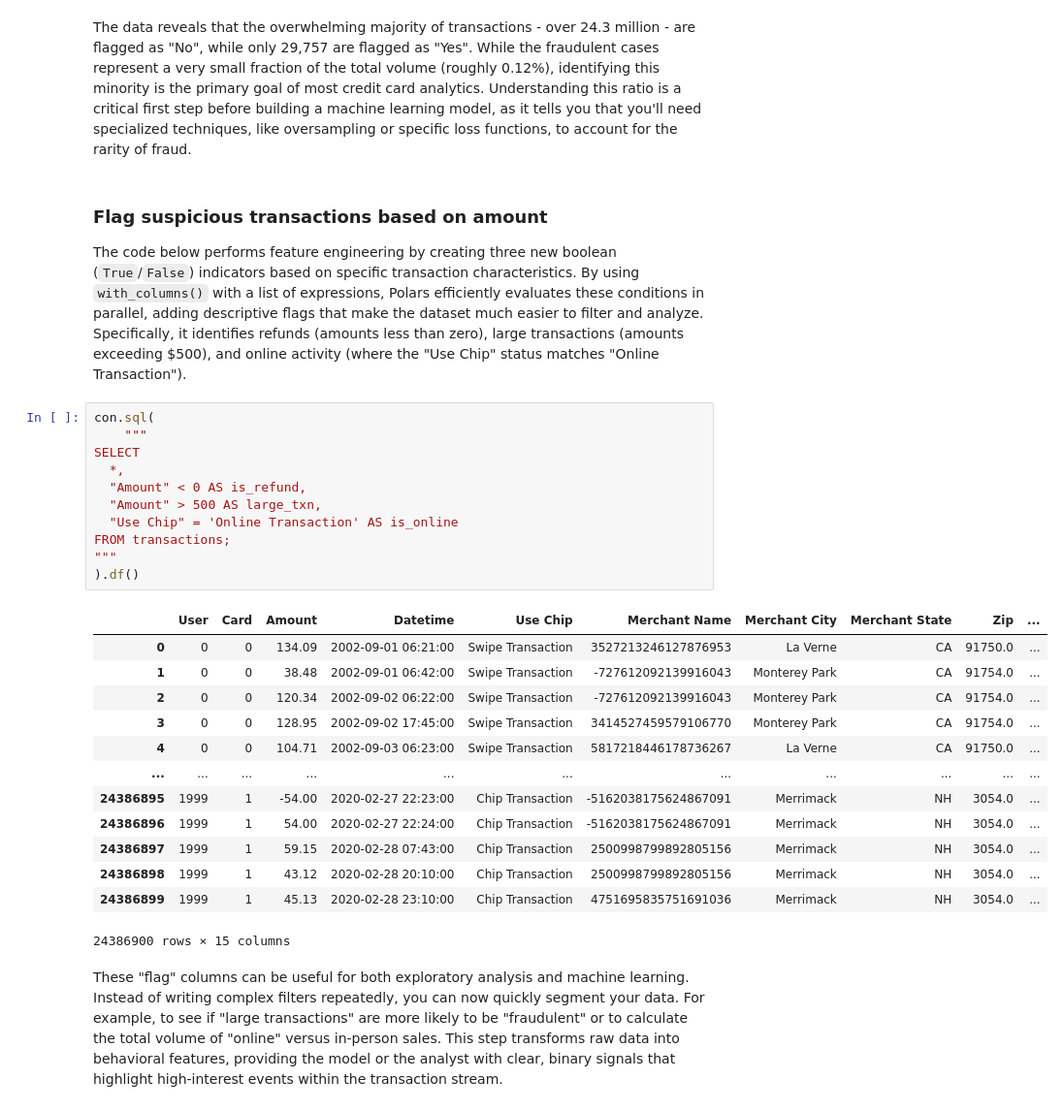
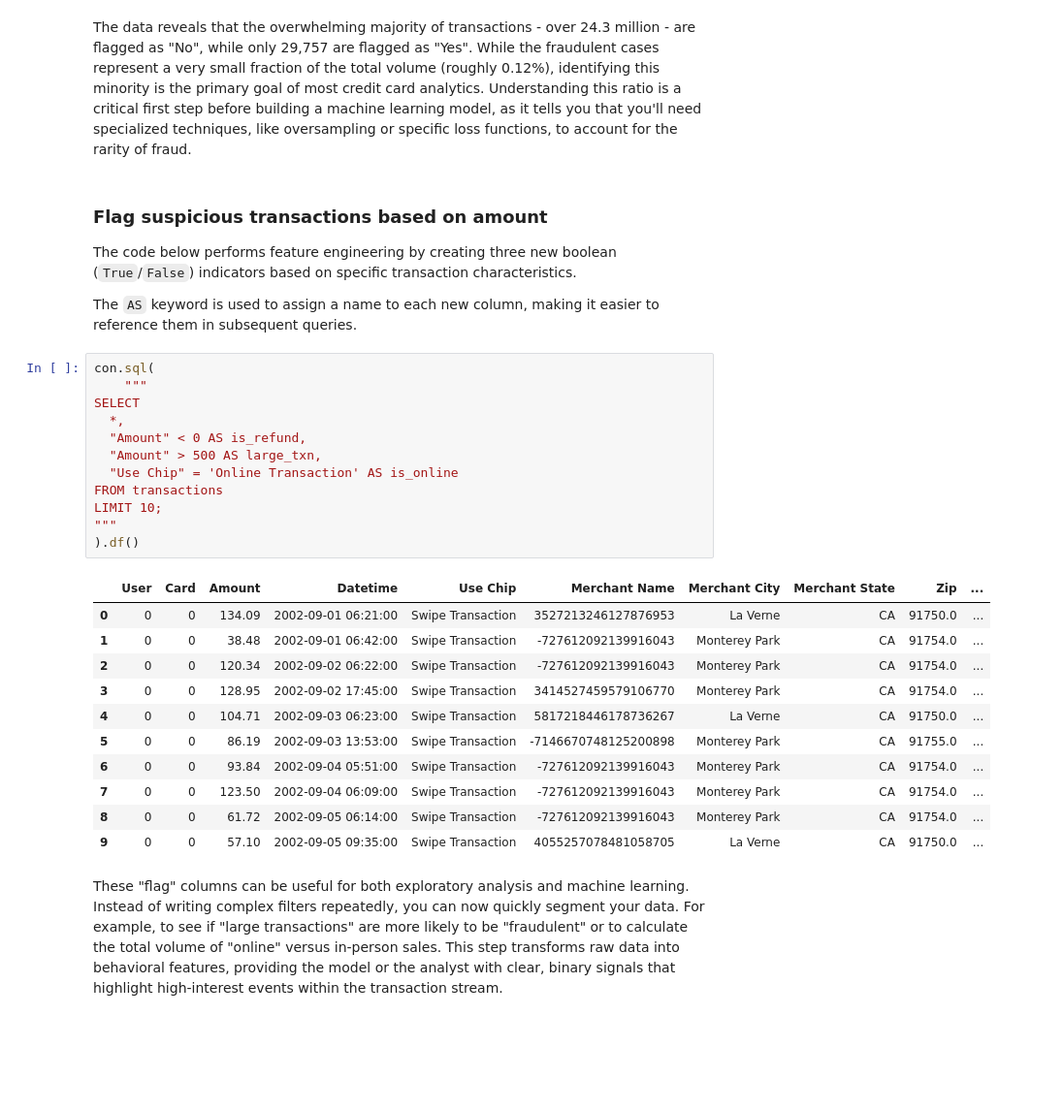
Before and after one commit to bdi593/textbook, a Jupyter notebook: content/credit-card-transactions/analyze-credit-card-transactions-with-duckdb.ipynb, the cells around one changed output. Shown at 97% size. Cells and saved outputs as stored; diff of their text form; blank space fills up the shorter version.

Commit message:
Update cc transactions DuckDB page

```diff
--- a/content/credit-card-transactions/analyze-credit-card-transactions-with-duckdb.ipynb
+++ b/content/credit-card-transactions/analyze-credit-card-transactions-with-duckdb.ipynb
@@ -211,32 +219,33 @@ The data reveals that the overwhelming majority of transactions - over 24.3 mill
 # %% [markdown]
 ### Flag suspicious transactions based on amount
 
-The code below performs feature engineering by creating three new boolean (`True`/`False`) indicators based on specific transaction characteristics. By using `with_columns()` with a list of expressions, Polars efficiently evaluates these conditions in parallel, adding descriptive flags that make the dataset much easier to filter and analyze. Specifically, it identifies refunds (amounts less than zero), large transactions (amounts exceeding $500), and online activity (where the "Use Chip" status matches "Online Transaction").
+The code below performs feature engineering by creating three new boolean (`True`/`False`) indicators based on specific transaction characteristics.
+
+The `AS` keyword is used to assign a name to each new column, making it easier to reference them in subsequent queries.
 # %%
 con.sql(
     """
 SELECT
   *,
   "Amount" < 0 AS is_refund,
   "Amount" > 500 AS large_txn,
   "Use Chip" = 'Online Transaction' AS is_online
-FROM transactions;
+FROM transactions
+LIMIT 10;
 """
 ).df()
 # %% [output]
 |  | User | Card | Amount | Datetime | Use Chip | Merchant Name | Merchant City | Merchant State | Zip | ... |
 | 0 | 0 | 0 | 134.09 | 2002-09-01 06:21:00 | Swipe Transaction | 3527213246127876953 | La Verne | CA | 91750.0 | ... |
 | 1 | 0 | 0 | 38.48 | 2002-09-01 06:42:00 | Swipe Transaction | -727612092139916043 | Monterey Park | CA | 91754.0 | ... |
 | 2 | 0 | 0 | 120.34 | 2002-09-02 06:22:00 | Swipe Transaction | -727612092139916043 | Monterey Park | CA | 91754.0 | ... |
 | 3 | 0 | 0 | 128.95 | 2002-09-02 17:45:00 | Swipe Transaction | 3414527459579106770 | Monterey Park | CA | 91754.0 | ... |
 | 4 | 0 | 0 | 104.71 | 2002-09-03 06:23:00 | Swipe Transaction | 5817218446178736267 | La Verne | CA | 91750.0 | ... |
-| ... | ... | ... | ... | ... | ... | ... | ... | ... | ... | ... |
-| 24386895 | 1999 | 1 | -54.00 | 2020-02-27 22:23:00 | Chip Transaction | -5162038175624867091 | Merrimack | NH | 3054.0 | ... |
-| 24386896 | 1999 | 1 | 54.00 | 2020-02-27 22:24:00 | Chip Transaction | -5162038175624867091 | Merrimack | NH | 3054.0 | ... |
-| 24386897 | 1999 | 1 | 59.15 | 2020-02-28 07:43:00 | Chip Transaction | 2500998799892805156 | Merrimack | NH | 3054.0 | ... |
-| 24386898 | 1999 | 1 | 43.12 | 2020-02-28 20:10:00 | Chip Transaction | 2500998799892805156 | Merrimack | NH | 3054.0 | ... |
-| 24386899 | 1999 | 1 | 45.13 | 2020-02-28 23:10:00 | Chip Transaction | 4751695835751691036 | Merrimack | NH | 3054.0 | ... |
+| 5 | 0 | 0 | 86.19 | 2002-09-03 13:53:00 | Swipe Transaction | -7146670748125200898 | Monterey Park | CA | 91755.0 | ... |
+| 6 | 0 | 0 | 93.84 | 2002-09-04 05:51:00 | Swipe Transaction | -727612092139916043 | Monterey Park | CA | 91754.0 | ... |
+| 7 | 0 | 0 | 123.50 | 2002-09-04 06:09:00 | Swipe Transaction | -727612092139916043 | Monterey Park | CA | 91754.0 | ... |
+| 8 | 0 | 0 | 61.72 | 2002-09-05 06:14:00 | Swipe Transaction | -727612092139916043 | Monterey Park | CA | 91754.0 | ... |
+| 9 | 0 | 0 | 57.10 | 2002-09-05 09:35:00 | Swipe Transaction | 4055257078481058705 | La Verne | CA | 91750.0 | ... |
-24386900 rows × 15 columns
 # %% [markdown]
 These "flag" columns can be useful for both exploratory analysis and machine learning. Instead of writing complex filters repeatedly, you can now quickly segment your data. For example, to see if "large transactions" are more likely to be "fraudulent" or to calculate the total volume of "online" versus in-person sales. This step transforms raw data into behavioral features, providing the model or the analyst with clear, binary signals that highlight high-interest events within the transaction stream.
 # %% [markdown]
```
Also changed, not shown: parts of 8 cells of this notebook, 1 other file.
